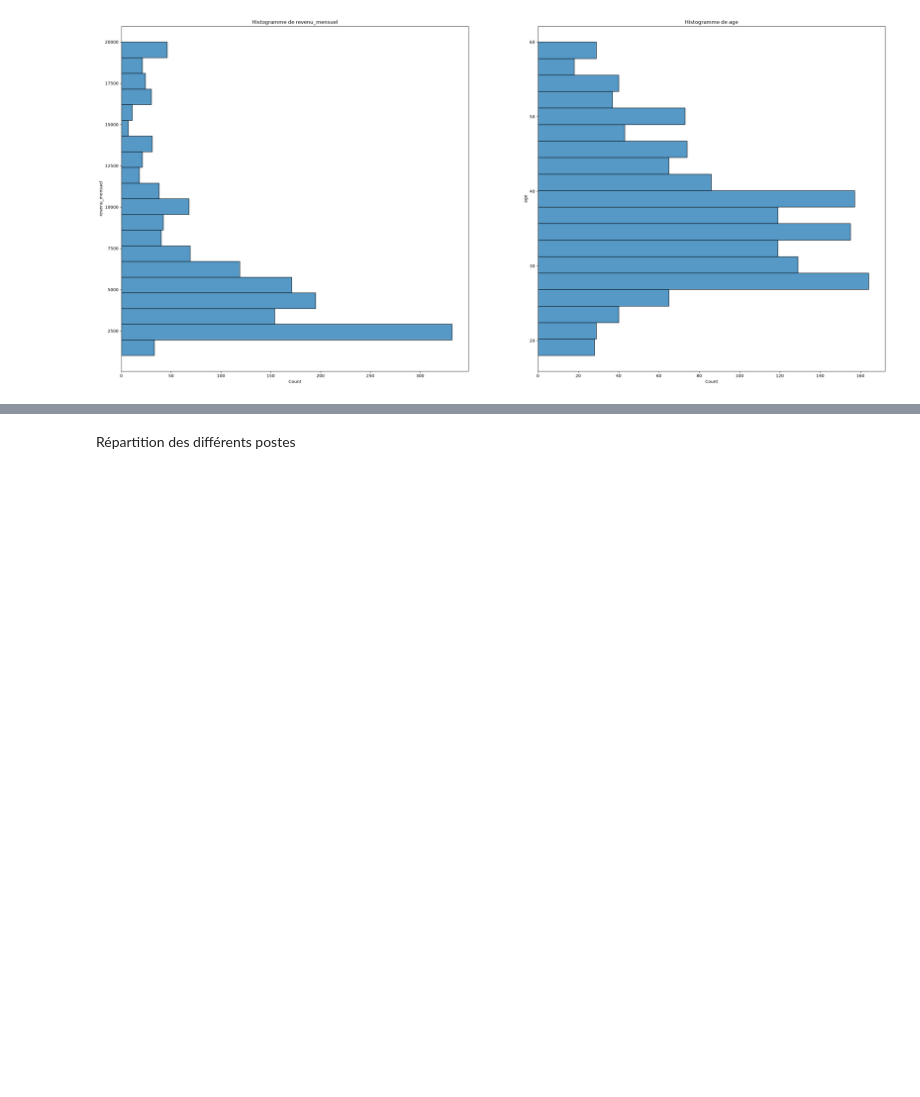
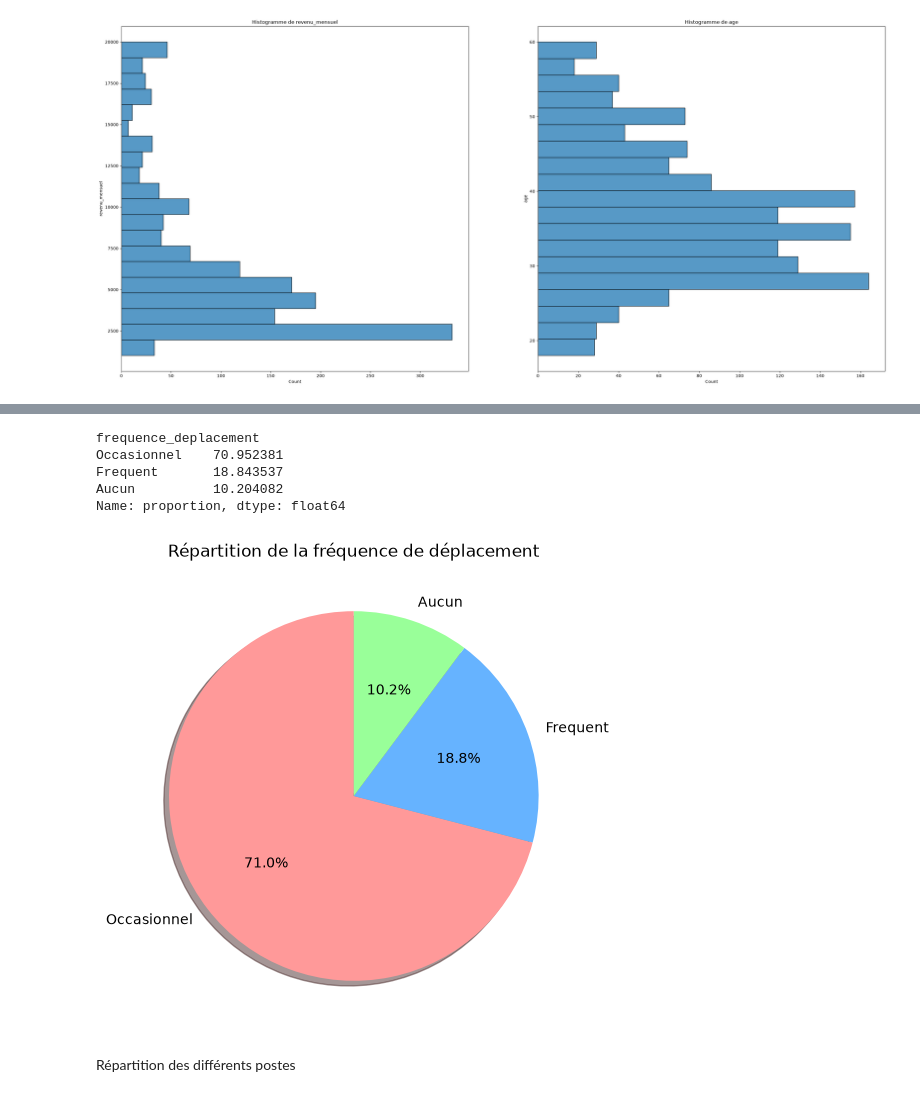
Before and after one commit to alxvnt/Projet4_AI, a Jupyter notebook: notebooks/Analyse_exploratoire.ipynb, the cells around one changed output, grey strips where cells are left out. Cells and saved outputs as stored; diff of their text form; code cells hidden in the pictures; blank space fills up the shorter version.

```diff
--- a/notebooks/Analyse_exploratoire.ipynb
+++ b/notebooks/Analyse_exploratoire.ipynb
@@ -213,3 +235,40 @@ plt.show()
+# %%
+frequence_deplacement_pourcentage = df["frequence_deplacement"].value_counts(normalize=True) * 100
+display(frequence_deplacement_pourcentage)
+
+concatenation = {
+    "Occasionnel" : frequence_deplacement_pourcentage["Occasionnel"],
+    "Frequent" : frequence_deplacement_pourcentage["Frequent"],
+    "Aucun" : frequence_deplacement_pourcentage["Aucun"]
+
+}
+
+
+df_camembert = pd.DataFrame(concatenation, index=['pourcentage'])
+labels = df_camembert.columns
+sizes = df_camembert.values[0]
+colors = ['#ff9999','#66b3ff','#99ff99','#ffcc99']
+explode = (0.05, 0, 0, 0)
+plt.figure(figsize=(6,6))
+plt.pie(
+    sizes,
+    labels=labels,
+    colors=colors,
+    autopct='%1.1f%%',  # Affiche les pourcentages à 1 décimale
+    startangle=90,       # Fait démarrer la première tranche à 90°
+    shadow=True
+)
+
+
+plt.title("Répartition de la fréquence de déplacement")
+plt.show()
+# %% [output]
+frequence_deplacement
+Occasionnel    70.952381
+Frequent       18.843537
+Aucun          10.204082
+Name: proportion, dtype: float64
+[figure, added]
 # %% [markdown]
 Répartition des différents postes
 # %%
```
Also changed, not shown: parts of 19 cells of this notebook, 2 other files.
